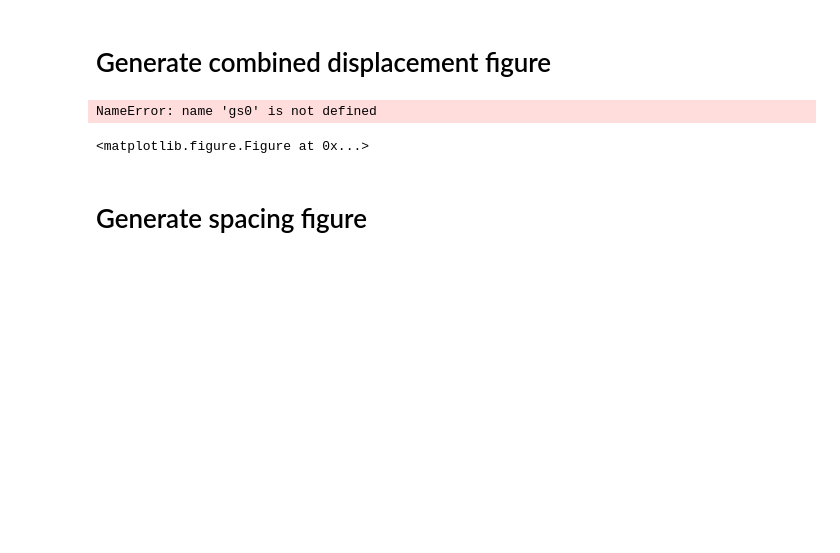
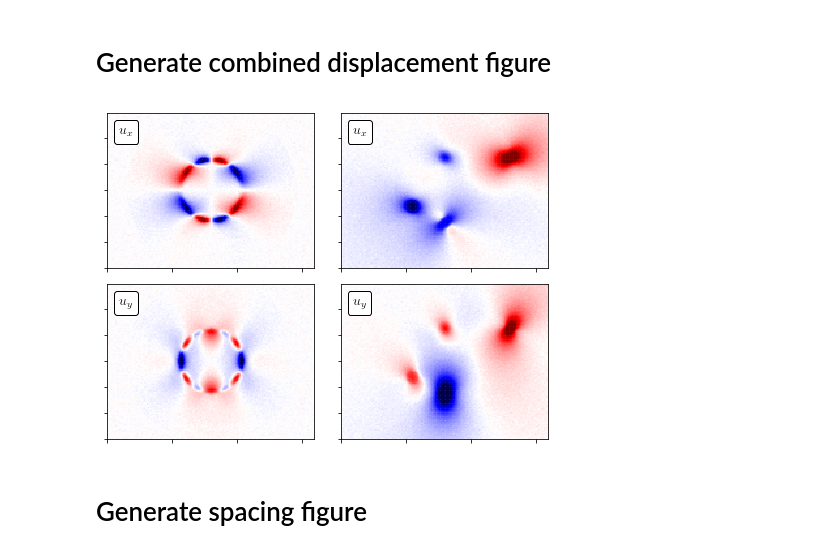
Before and after one commit to jcalifornia/tractionforce, a Jupyter notebook: paper/numerics/gridspacingfig.ipynb, the cells around one changed output. Saved outputs shown, nothing was run; the diff lists cells and outputs as text; code cells hidden in the pictures; blank space fills up the shorter version.

```diff
--- a/paper/numerics/gridspacingfig.ipynb
+++ b/paper/numerics/gridspacingfig.ipynb
@@ -329,10 +313,11 @@ plt.pcolormesh(x_forward_positions,y_forward_positions,obs_y_pads,
 # Generate combined displacement figure
 # %%
 fig = plt.figure(figsize=(8,6))
+ax = []
 #fig = plt.figure()
 max_annulus = 1e-4
 max_pads = 1e-4
-gs1 = gridspec.GridSpec(1,2, hspace = 0.1,wspace=0.1)
+gs0 = gridspec.GridSpec(1,2, hspace = 0.1,wspace=0.1)
 
 
 left_panel = gridspec.GridSpecFromSubplotSpec(2,1,
@@ -381,35 +366,34 @@ ax[-1].pcolormesh(x_forward_positions,y_forward_positions,obs_x_pads,
 ax[-1].set_yticklabels([])
 ax[-1].set_xticklabels([])
 
 at = AnchoredText("${u}_{x}$",
               prop=dict(size=14), frameon=True,
               loc=2,
               )
 at.patch.set_boxstyle("round,pad=0.,rounding_size=0.2")
 ax[-1].add_artist(at)
 
 fig.add_subplot(ax[-1])
 
 ax += [plt.Subplot(fig, right_panel[1,0])]
 ax[-1].pcolormesh(x_forward_positions,y_forward_positions,obs_y_pads,
                            cmap='seismic_r',vmin=-max_s,vmax=max_s,alpha=0.9).axes.set_aspect('equal')
 
 ax[-1].set_yticklabels([])
 ax[-1].set_xticklabels([])
 
 at = AnchoredText("${u}_{y}$",
               prop=dict(size=14), frameon=True,
               loc=2,
               )
 at.patch.set_boxstyle("round,pad=0.,rounding_size=0.2")
 ax[-1].add_artist(at)
 
 fig.add_subplot(ax[-1])
 
 plt.savefig('../figures/displacements.pdf')
 # %% [output]
-NameError: name 'gs0' is not defined
-<matplotlib.figure.Figure at 0x...>
+[figure, added]
 # %% [markdown]
 # Generate spacing figure
 # %%
```
Also changed, not shown: parts of 4 cells of this notebook, 16 other files.
